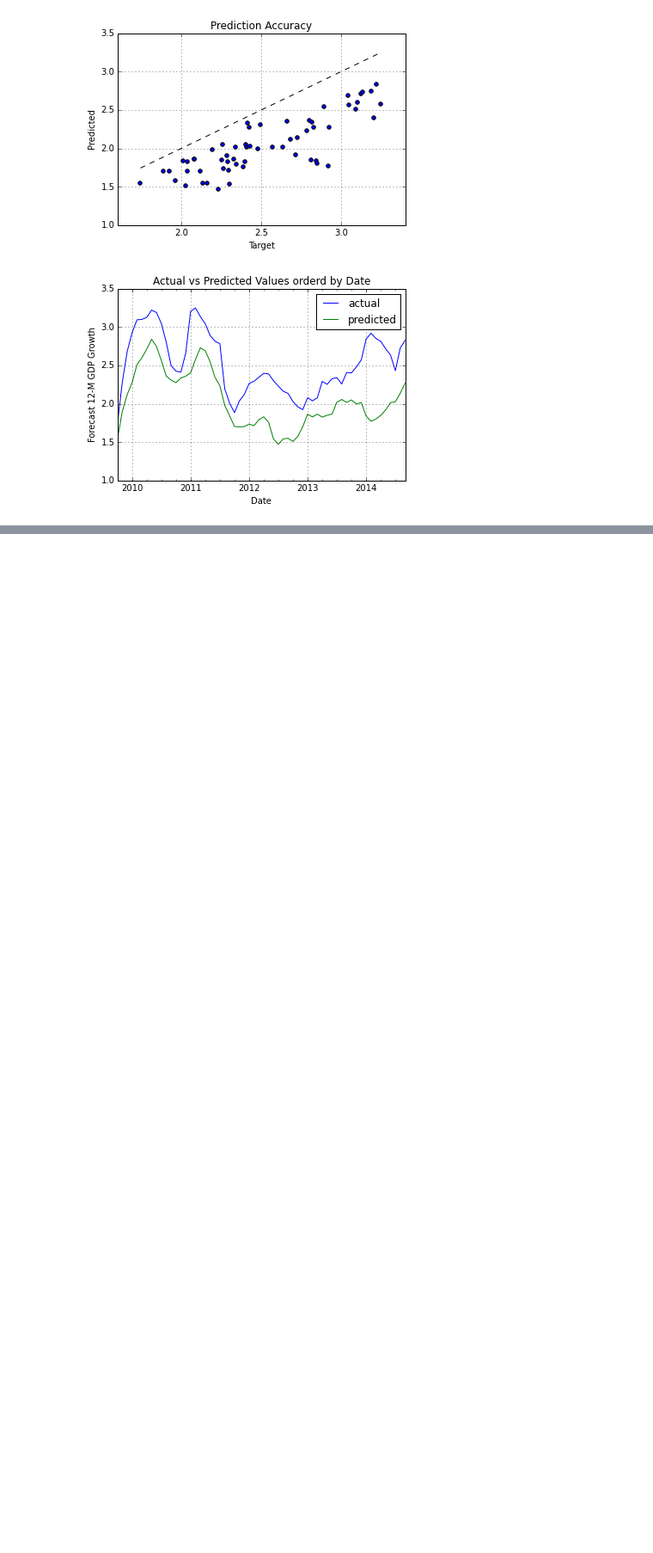
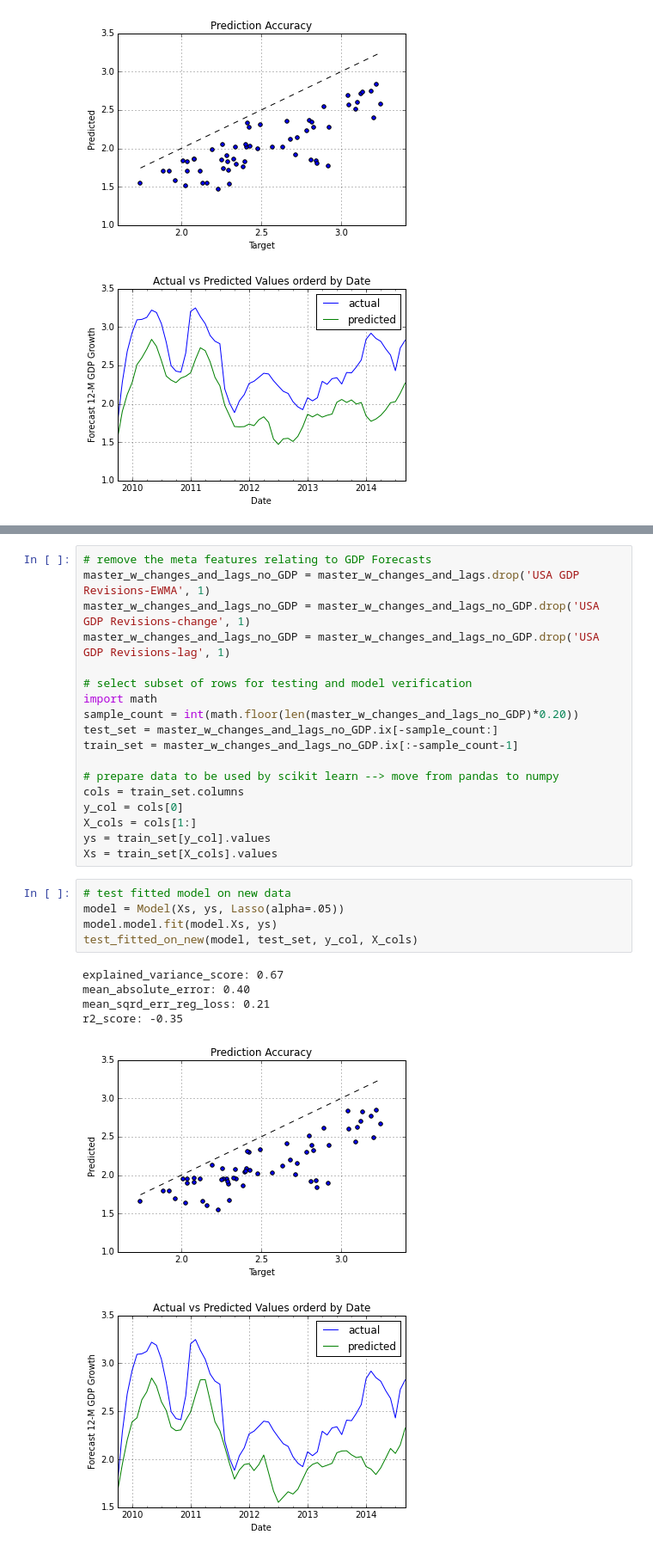
Before and after one commit to rhouck/gdp, a Jupyter notebook: Predict GDP Forecasts pt 2.ipynb, the cells around one changed output, grey strips where cells are left out. Shown: that part at 86% size. Cells and saved outputs as stored; diff of their text form; blank space fills up the shorter version.

```diff
--- a/Predict GDP Forecasts pt 2.ipynb
+++ b/Predict GDP Forecasts pt 2.ipynb
@@ -371,0 +604,30 @@ r2_score: -0.80
+# %%
+# remove the meta features relating to GDP Forecasts
+master_w_changes_and_lags_no_GDP = master_w_changes_and_lags.drop('USA GDP Revisions-EWMA', 1)
+master_w_changes_and_lags_no_GDP = master_w_changes_and_lags_no_GDP.drop('USA GDP Revisions-change', 1)
+master_w_changes_and_lags_no_GDP = master_w_changes_and_lags_no_GDP.drop('USA GDP Revisions-lag', 1)
+
+# select subset of rows for testing and model verification
+import math
+sample_count = int(math.floor(len(master_w_changes_and_lags_no_GDP)*0.20))
+test_set = master_w_changes_and_lags_no_GDP.ix[-sample_count:]
+train_set = master_w_changes_and_lags_no_GDP.ix[:-sample_count-1]
+
+# prepare data to be used by scikit learn --> move from pandas to numpy
+cols = train_set.columns
+y_col = cols[0]
+X_cols = cols[1:]
+ys = train_set[y_col].values
+Xs = train_set[X_cols].values
+# %%
+# test fitted model on new data
+model = Model(Xs, ys, Lasso(alpha=.05))
+model.model.fit(model.Xs, ys)
+test_fitted_on_new(model, test_set, y_col, X_cols)
+# %% [output]
+explained_variance_score: 0.67
+mean_absolute_error: 0.40
+mean_sqrd_err_reg_loss: 0.21
+r2_score: -0.35
+[figure, added]
+[figure, added]
```
Also changed, not shown: parts of 37 cells of this notebook, 1 other file.
